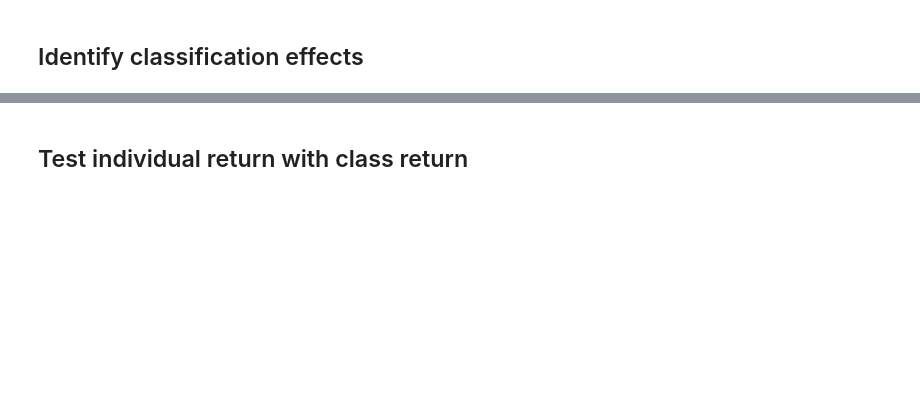
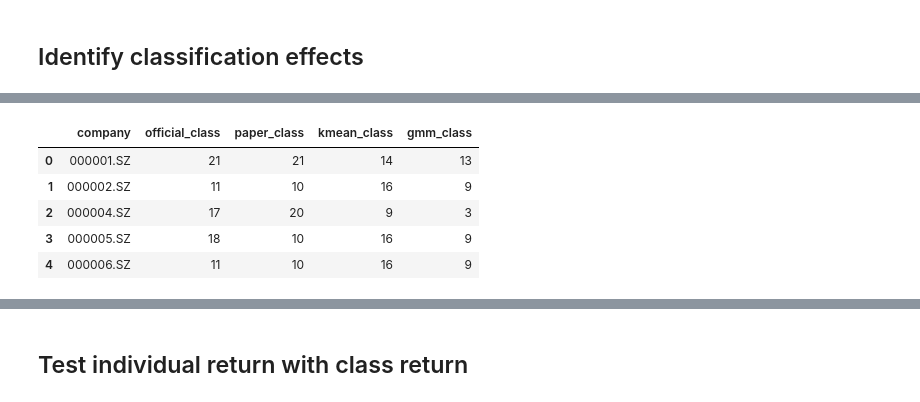
Before and after one commit to gaohaochenghc/industry-classification, a Jupyter notebook: Compute_companies_corr_by_intro.ipynb, the cells around one changed output, grey strips where cells are left out. Saved outputs shown, nothing was run; the diff lists cells and outputs as text; code cells hidden in the pictures; blank space fills up the shorter version.

```diff
--- a/Compute_companies_corr_by_intro.ipynb
+++ b/Compute_companies_corr_by_intro.ipynb
@@ -96,0 +88,4 @@ kmean_class=ML_clustering(BERT_short,BERT_namelist,'kmean',26)
+# %%
+namelist = all_data[0]["company"].values.tolist()
+vec = all_data[0].iloc[:, 1:].values
+print('bert matrix shape is: ',vec.shape)
@@ -96,0 +96,3 @@ kmean_class=ML_clustering(BERT_short,BERT_namelist,'kmean',26)
+# %%
+paper_df=pd.read_csv('paper.csv').iloc[:,1:]
+paper_df.head()
@@ -167,0 +145,15 @@ for i in range(3):
+# %%
+combine=combine_models()
+bert_matrix=all_data[0].copy()
+matrix_list=combine.get_merged_matrix([bert_matrix,bag_matrix],[official_df,paper_df, kmean_df, gmm_df])
+#combine.get_combine_cluster([official_df,paper_df, kmean_df, gmm_df])
+combine_class = combine.combine_cluster
+#matrix_list=combine.get_merged_matrix([bert_matrix,bag_matrix],[official_df,paper_df, kmean_df, gmm_df])
+combine_class.head()
+# %% [output]
+|  | company | official_class | paper_class | kmean_class | gmm_class |
+| 0 | 000001.SZ | 21 | 21 | 14 | 13 |
+| 1 | 000002.SZ | 11 | 10 | 16 | 9 |
+| 2 | 000004.SZ | 17 | 20 | 9 | 3 |
+| 3 | 000005.SZ | 18 | 10 | 16 | 9 |
+| 4 | 000006.SZ | 11 | 10 | 16 | 9 |
```
Also changed, not shown: parts of 53 cells of this notebook, 12 other files.
